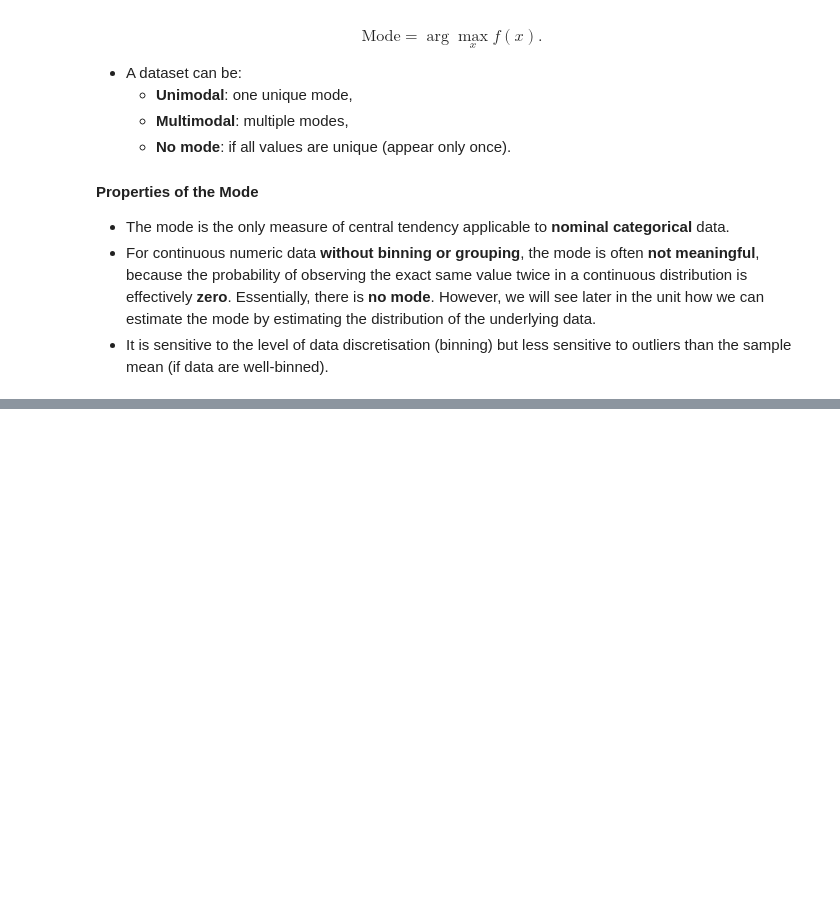
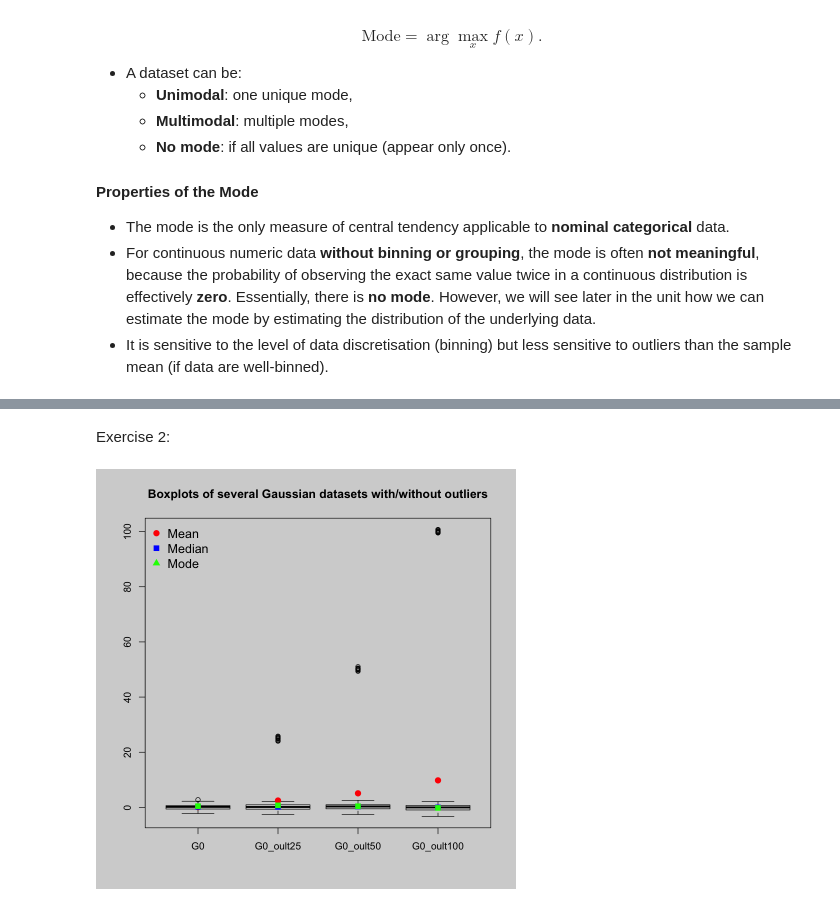
Before and after one commit to volam1311/MXB107, a Jupyter notebook: Code/Week2.ipynb, the cells around one changed output, grey strips where cells are left out. Cells and saved outputs as stored; diff of their text form; code cells hidden in the pictures; blank space fills up the shorter version.

```diff
--- a/Code/Week2.ipynb
+++ b/Code/Week2.ipynb
@@ -169,0 +236,19 @@ $$
+# %% [markdown]
+Exercise 2:
+# %%
+par(bg = "lightgray")
+boxplot(x, main = "Boxplots of several Gaussian datasets with/without outliers")
+
+cMeans = colMeans(x)
+cMedians = apply(x, 2, median)
+cModes = apply(x,2,ModeBinMidpoint) #Modify this line of code
+
+points(1:4, cMeans, pch = 19, col = "red", cex = 1.25)
+points(1:4, cMedians, pch = 15, col = "blue", cex = 1.25)
+points(1:4, cModes, pch = 15, col = "green", cex = 1.25)
+# Add legend
+legend("topleft", legend = c("Mean", "Median", "Mode"),
+       cex = rep(1.25, 3), col = c("red", "blue", "green"), bty = "n",
+       pch = c(19,15, 17))
+# %% [output]
+[figure, added]
```
Also changed, not shown: parts of 72 cells of this notebook, 4 other files.
